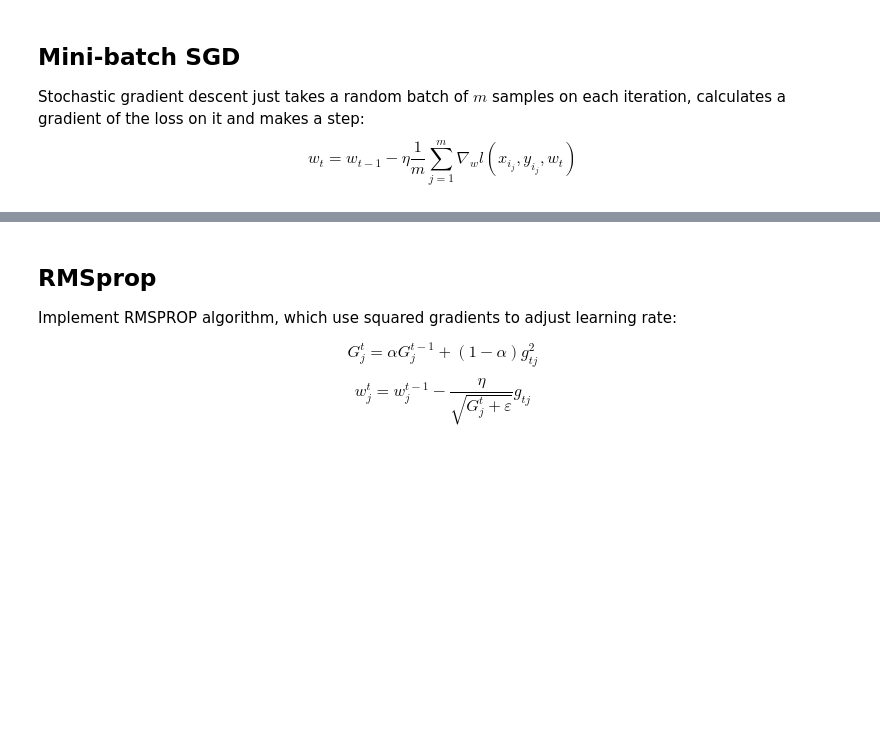
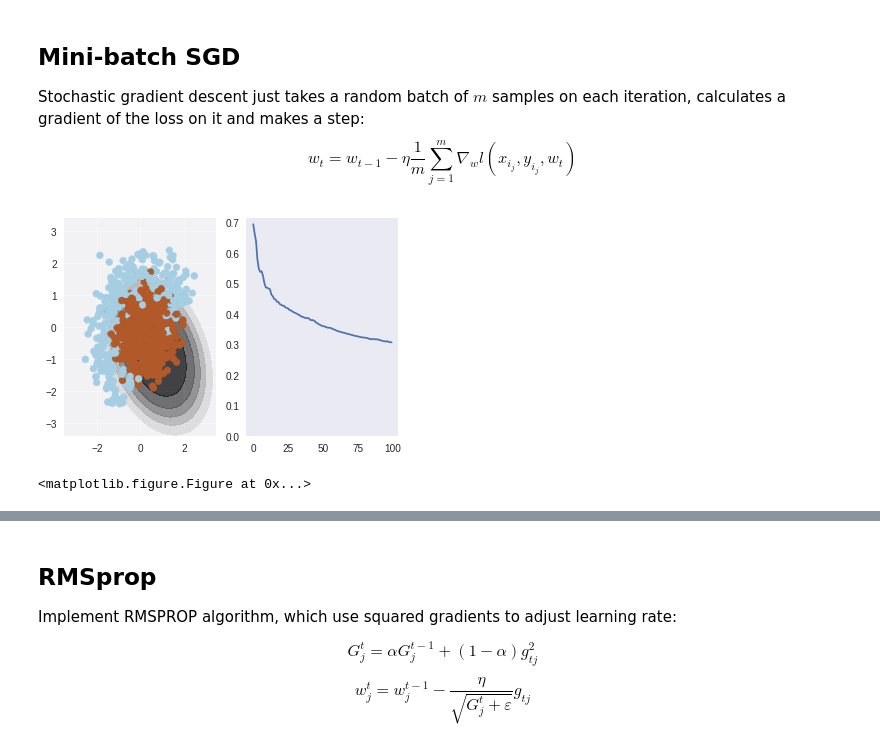
Before and after one commit to veegaaa/intro-to-dl, a Jupyter notebook: week1/week01_pa.ipynb, the cells around one changed output, grey strips where cells are left out. Drawn from its saved outputs; the diff is of its cells as text; code cells hidden in the pictures; blank space fills up the shorter version.

```diff
--- a/week1/week01_pa.ipynb
+++ b/week1/week01_pa.ipynb
@@ -53,7 +86,14 @@ def expand(X):
     """
     X_expanded = np.zeros((X.shape[0], 6))
 
-    # TODO:<your code here>
+    X_expanded[:,0] += X[:,0]
+    X_expanded[:,1] += X[:,1]
+    X_expanded[:,2] += X[:,0]*X[:,0]
+    X_expanded[:,3] += X[:,1]*X[:,1]
+    X_expanded[:,4] += X[:,0]*X[:,1]
+    X_expanded[:,5] += 1
+
+    return X_expanded
 # %%
 X_expanded = expand(X)
 # %% [markdown]
@@ -103,7 +145,7 @@ def probability(X, w):
     :returns: an array of predicted probabilities in [0,1] interval.
     """
 
-    # TODO:<your code here>
+    return 1/(1+np.exp(-expand(X).dot(w)))
 # %%
 dummy_weights = np.linspace(-1, 1, 6)
 ans_part1 = probability(X_expanded[:1, :], dummy_weights)[0]
@@ -122,11 +167,11 @@ Loss for many samples: $$ L(X, \vec{y}, w) =  {1 \over \ell} \sum_{i=1}^\ell l(x
 # %%
 def compute_loss(X, y, w):
     """
-    Given feature matrix X [n_samples,6], target vector [n_samples] of 1/0,
-    and weight vector w [6], compute scalar loss function L using formula above.
-    Keep in mind that our loss is averaged over all samples (rows) in X.
+    Given feature matrix X [n_samples,2], target vector [n_samples] of +1/-1,
+    and weight vector w [6], compute scalar loss function using formula above.
     """
-    # TODO:<your code here>
+    y_pred = probability(X, w)
+    return -np.mean(y*np.log(y_pred) + (1-y)*np.log(1-y_pred))
 # %%
 # use output of this cell to fill answer field
 ans_part2 = compute_loss(X_expanded, y, dummy_weights)
@@ -149,12 +196,11 @@ As usual, we've made a small test for you, but if you need more, feel free to ch
 # %%
 def compute_grad(X, y, w):
     """
-    Given feature matrix X [n_samples,6], target vector [n_samples] of 1/0,
+    Given feature matrix X [n_samples,2], target vector [n_samples] of +1/-1,
     and weight vector w [6], compute vector [6] of derivatives of L over each weights.
-    Keep in mind that our loss is averaged over all samples (rows) in X.
     """
-
-    # TODO<your code here>
+    a = 1/(1+np.exp(-expand(X).dot(w)))
+    return -expand(X).T.dot(y-a)/X.shape[0]
 # %%
 # use output of this cell to fill answer field
 ans_part3 = np.linalg.norm(compute_grad(X_expanded, y, dummy_weights))
@@ -206,27 +256,29 @@ $$ w_t = w_{t-1} - \eta \dfrac{1}{m} \sum_{j=1}^m \nabla_w l(x_{i_j}, y_{i_j}, w
 # %%
 # please use np.random.seed(42), eta=0.1, n_iter=100 and batch_size=4 for deterministic results
 
 np.random.seed(42)
 w = np.array([0, 0, 0, 0, 0, 1])
 
 eta= 0.1 # learning rate
 
 n_iter = 100
 batch_size = 4
 loss = np.zeros(n_iter)
 plt.figure(figsize=(12, 5))
 
 for i in range(n_iter):
     ind = np.random.choice(X_expanded.shape[0], batch_size)
     loss[i] = compute_loss(X_expanded, y, w)
     if i % 10 == 0:
         visualize(X_expanded[ind, :], y[ind], w, loss)
 
-    # Keep in mind that compute_grad already does averaging over batch for you!
-    # TODO:<your code here>
+    w = w - eta * compute_grad(X[ind,:], y[ind], w)
 
 visualize(X, y, w, loss)
 plt.clf()
+# %% [output]
+[figure, added]
+<matplotlib.figure.Figure at 0x...>
 # %%
 # use output of this cell to fill answer field
 
```
Also changed, not shown: parts of 17 cells of this notebook.
